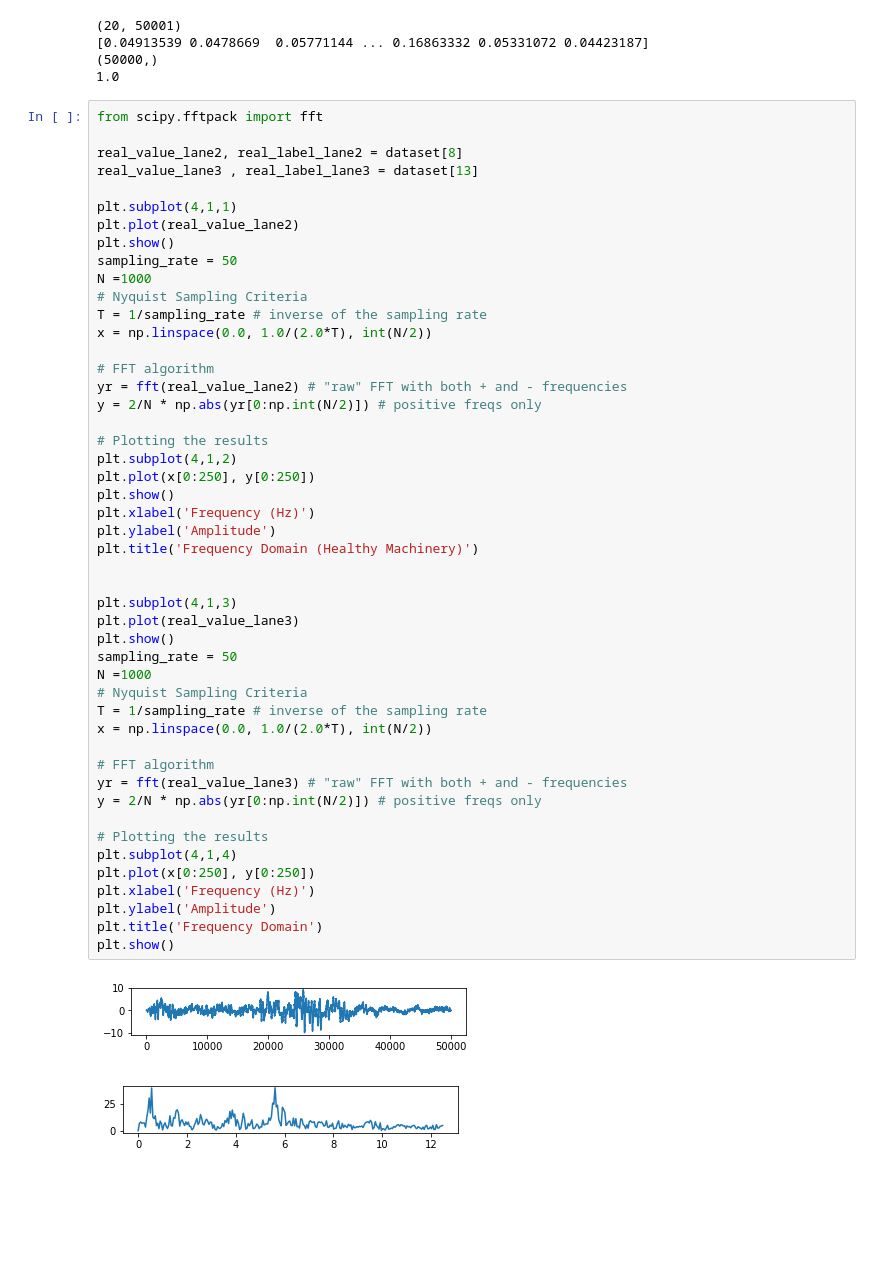
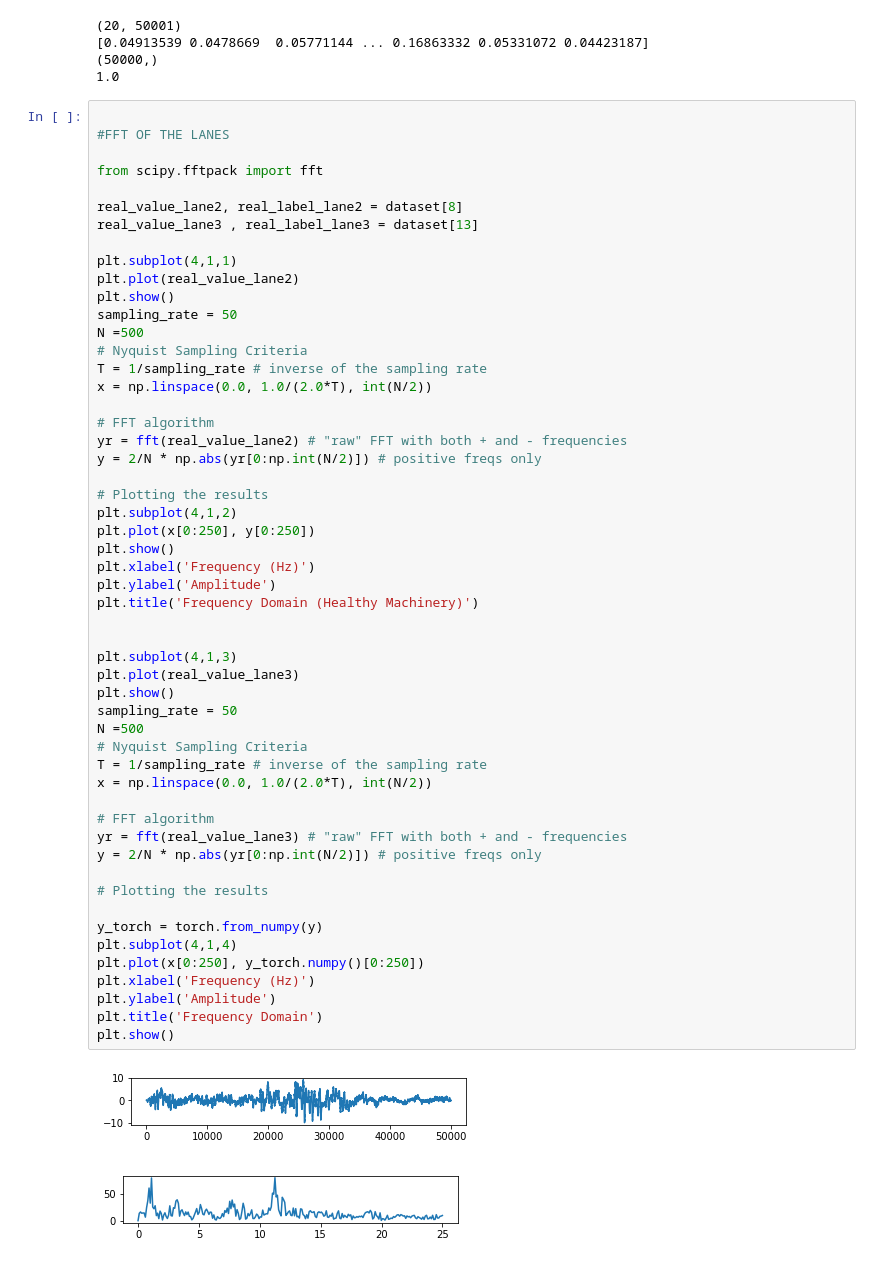
Before and after one commit to SaiVineethKalluruSrinivas/AccZ_Neural_Network, a Jupyter notebook: AccZ_phase7_deepClassifier_from_scratch.ipynb, the cells around one changed output. Drawn from its saved outputs; the diff is of its cells as text; blank space fills up the shorter version.

```diff
--- a/AccZ_phase7_deepClassifier_from_scratch.ipynb
+++ b/AccZ_phase7_deepClassifier_from_scratch.ipynb
@@ -69,6 +69,9 @@ print(real_label)
 (50000,)
 1.0
 # %%
+
+#FFT OF THE LANES
+
 from scipy.fftpack import fft
 
 real_value_lane2, real_label_lane2 = dataset[8]
@@ -78,7 +81,7 @@ plt.subplot(4,1,1)
 plt.plot(real_value_lane2)
 plt.show()
 sampling_rate = 50
-N =1000
+N =500
 # Nyquist Sampling Criteria
 T = 1/sampling_rate # inverse of the sampling rate
 x = np.linspace(0.0, 1.0/(2.0*T), int(N/2))
@@ -89,34 +92,36 @@ y = 2/N * np.abs(yr[0:np.int(N/2)]) # positive freqs only
 
 # Plotting the results
 plt.subplot(4,1,2)
 plt.plot(x[0:250], y[0:250])
 plt.show()
 plt.xlabel('Frequency (Hz)')
 plt.ylabel('Amplitude')
 plt.title('Frequency Domain (Healthy Machinery)')
 
 
 plt.subplot(4,1,3)
 plt.plot(real_value_lane3)
 plt.show()
 sampling_rate = 50
-N =1000
+N =500
 # Nyquist Sampling Criteria
 T = 1/sampling_rate # inverse of the sampling rate
 x = np.linspace(0.0, 1.0/(2.0*T), int(N/2))
 
 # FFT algorithm
 yr = fft(real_value_lane3) # "raw" FFT with both + and - frequencies
 y = 2/N * np.abs(yr[0:np.int(N/2)]) # positive freqs only
 
 # Plotting the results
+
+y_torch = torch.from_numpy(y)
 plt.subplot(4,1,4)
-plt.plot(x[0:250], y[0:250])
+plt.plot(x[0:250], y_torch.numpy()[0:250])
 plt.xlabel('Frequency (Hz)')
 plt.ylabel('Amplitude')
 plt.title('Frequency Domain')
 plt.show()
 # %% [output]
 [figure]
-[figure, old version]
+[figure, new version]
 [figure]
```
Also changed, not shown: parts of 12 cells of this notebook.
